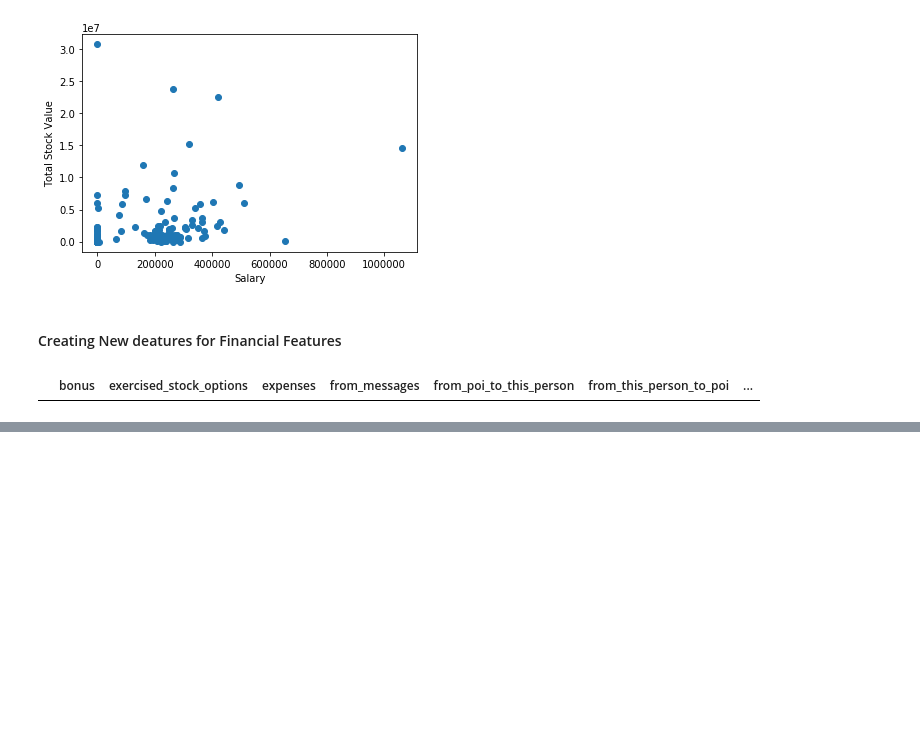
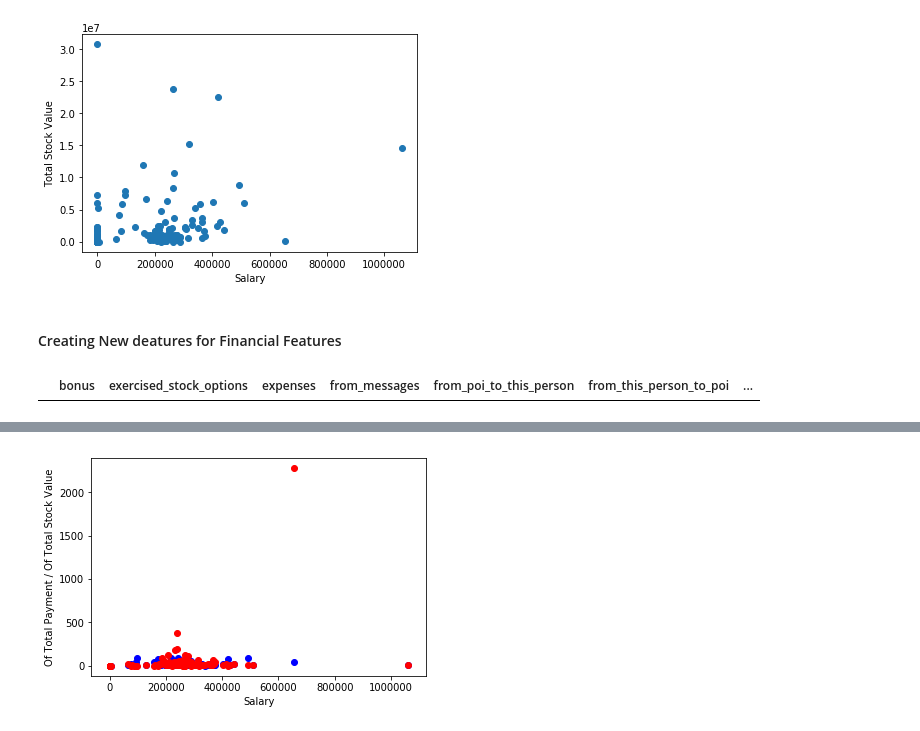
Before and after one commit to geekquad/Fraud-Detection, a Jupyter notebook: Fraud Detection from ENRON dataset.ipynb, the cells around one changed output, grey strips where cells are left out. Saved outputs shown, nothing was run; the diff lists cells and outputs as text; code cells hidden in the pictures; blank space fills up the shorter version.

```diff
--- a/Fraud Detection from ENRON dataset.ipynb
+++ b/Fraud Detection from ENRON dataset.ipynb
@@ -368,3 +368,9 @@ plt.show()
 enron_df[enron_df['total_stock_value'].isnull()]
 # %% [output]
 |  | bonus | exercised_stock_options | expenses | from_messages | from_poi_to_this_person | from_this_person_to_poi | ... |
+# %%
+"""Creating new features 'salary_of_total_payments' and 'salary_of_total_stock_value"""
+enron_df['salary_of_total_payments'] = 0.0
+enron_df['salary_of_total_stock_value'] = 0.0
+enron_df.loc[enron_df['total_payments'] !=0.0, 'salary_of_total_payments'] = enron_df['salary']/enron_df['total_payments']*100
+enron_df.loc[enron_df['total_stock_value'] != 0.0,'salary_of_total_stock_value'] = enron_df['salary'] / enron_df['total_stock_value']*100
@@ -370,0 +386,9 @@ enron_df[enron_df['total_stock_value'].isnull()]
+# %%
+# Graph 'salary_of_total_payment' and 'salary_of_total_stock_value' to salary
+plt.scatter(enron_df['salary'], enron_df['salary_of_total_payments'], color='blue')
+plt.scatter(enron_df['salary'], enron_df['salary_of_total_stock_value'], color='red')
+plt.xlabel('Salary')
+plt.ylabel('Of Total Payment / Of Total Stock Value')
+plt.show()
+# %% [output]
+[figure, added]
```
Also changed, not shown: parts of 1 cell of this notebook.
